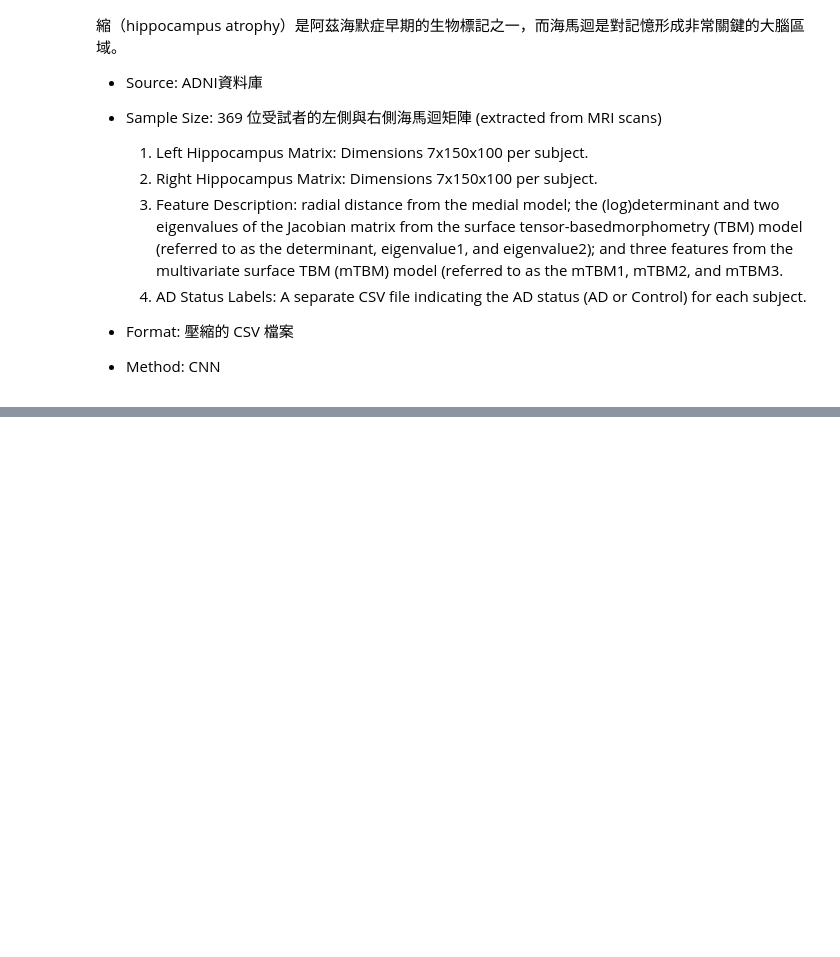
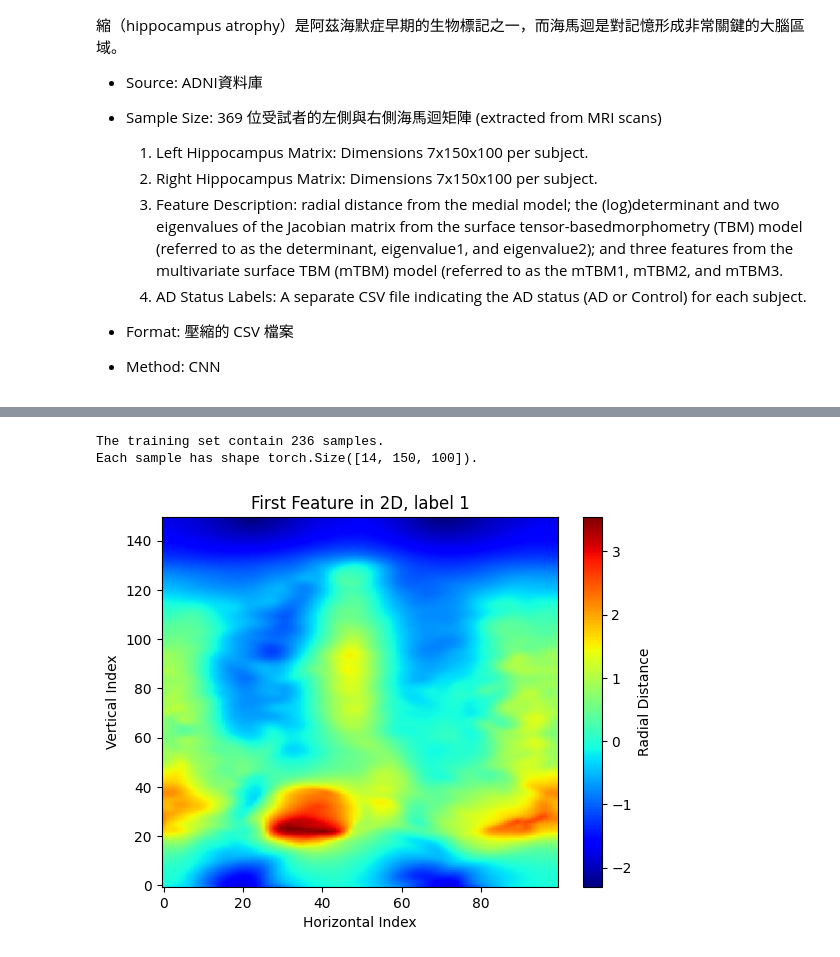
Before and after one commit to Yung-Huei/Python, a Jupyter notebook: HW1_CNN.ipynb, the cells around one changed output, grey strips where cells are left out. Saved outputs shown, nothing was run; the diff lists cells and outputs as text; code cells hidden in the pictures; blank space fills up the shorter version.

```diff
--- a/HW1_CNN.ipynb
+++ b/HW1_CNN.ipynb
@@ -94,0 +162,63 @@ Archive:  RightCSV.zip
+# %%
+#subject_ids + 左右腦影像路徑
+data_df = pd.DataFrame({
+    'ID': subject_ids,
+    'LeftFile': left_hippo_files,
+    'RightFile': right_hippo_files
+})
+
+# Merge data and labels on SubjectID
+merged_df = pd.merge(data_df, labels, on='ID', how='inner')  # on: 指定要根據哪一個欄位進行合併。
+                                  # how: "inner" 只保留「兩邊都有」的 ID（交集） Keep only subjects with labels
+# Now extract the filtered lists
+filtered_left_files = merged_df['LeftFile'].tolist() #左右腦路徑清單
+filtered_right_files = merged_df['RightFile'].tolist()
+
+unique_labels = sorted(set(labels['AD'])) #set 會取出不重複的標籤（集合）
+label_to_index = {label: idx for idx, label in enumerate(unique_labels)} #創一個字典
+labels['AD'] = [label_to_index[label] for label in labels['AD']]
+
+# Split into training and validation sets
+train_left, test_left, train_right, test_right, train_labels, test_labels = train_test_split(
+    filtered_left_files, filtered_right_files, labels, test_size=0.2, random_state=42
+)
+train_left, val_left, train_right, val_right, train_labels, val_labels = train_test_split(
+    train_left, train_right, train_labels, test_size=0.2, random_state=42
+)
+
+# Create Datasets and DataLoaders
+train_dataset = HippocampusDataset(train_left, train_right, train_labels)
+val_dataset = HippocampusDataset(val_left, val_right, val_labels)
+
+train_loader = DataLoader(train_dataset, batch_size=16, shuffle=True)
+val_loader = DataLoader(val_dataset, batch_size=16)
+
+test_dataset = HippocampusDataset(test_left, test_right, test_labels)
+test_loader = DataLoader(test_dataset, batch_size=32)
+
+# visualize some samples
+print(f"The training set contain {len(train_dataset)} samples.")
+print(f"Each sample has shape {train_dataset[0][0].shape}.")
+
+example_rd_tensor = train_dataset[0][0][0]  #train_dataset[0] == (sample_tensor, label)
+                        #train_dataset[0][0] == sample_tensor (14*150*100)
+                        #train_dataset[0][0][0]-->(150, 100)
+# Convert to NumPy
+radial_distance = example_rd_tensor.cpu().numpy() #把 tensor 搬回 CPU	轉成 NumPy 陣列（方便視覺化、處理）
+
+# Then plot as before
+plt.imshow(radial_distance, origin='lower', cmap='jet', aspect='auto')
+plt.colorbar(label="Radial Distance")
+plt.title(f"First Feature in 2D, label {train_dataset[0][1]}")
+plt.xlabel("Horizontal Index")
+plt.ylabel("Vertical Index")
+plt.show()
+
+## Naive CNN model
+
+
+### First we create a trainer
+# %% [output]
+The training set contain 236 samples.
+Each sample has shape torch.Size([14, 150, 100]).
+[figure, added]
```
Also changed, not shown: parts of 5 cells of this notebook.
